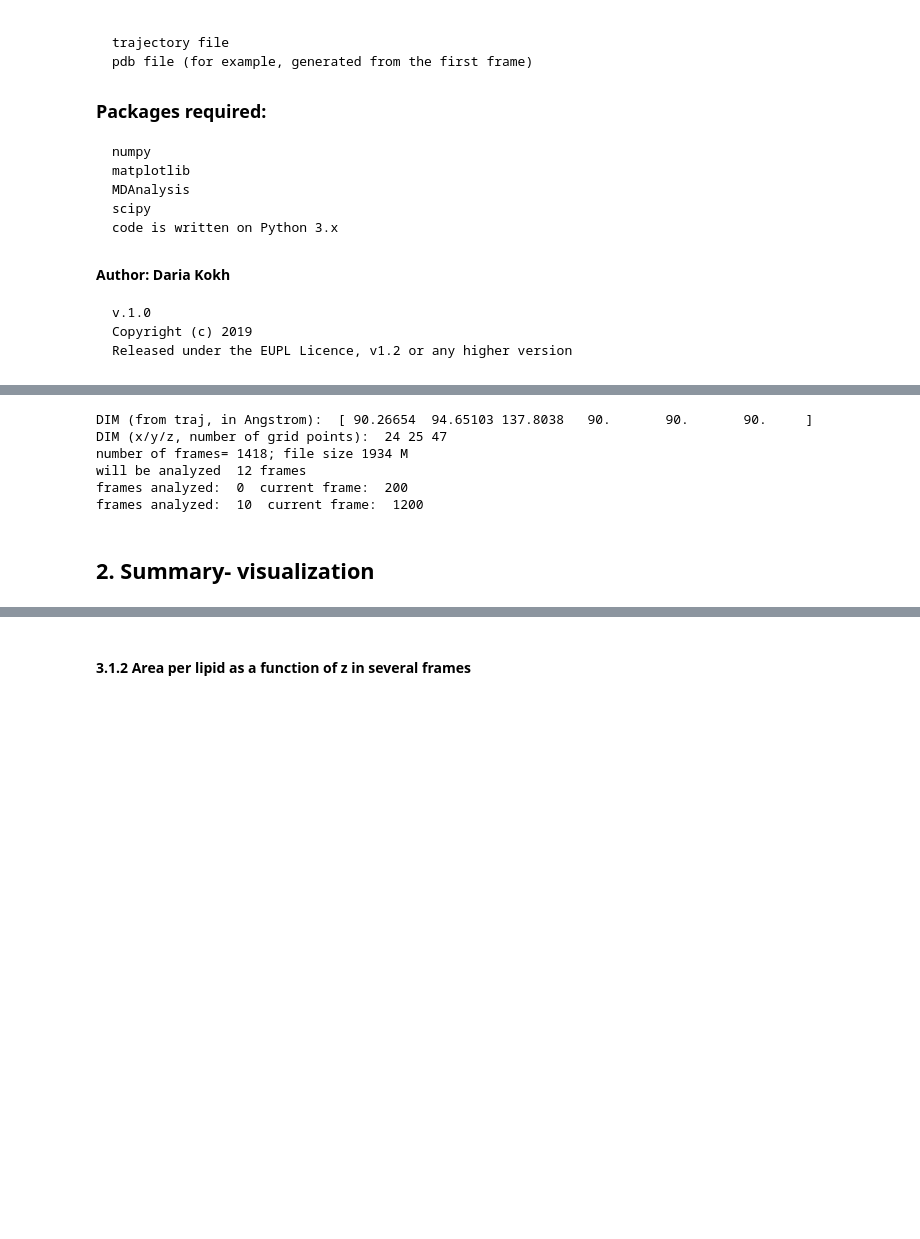
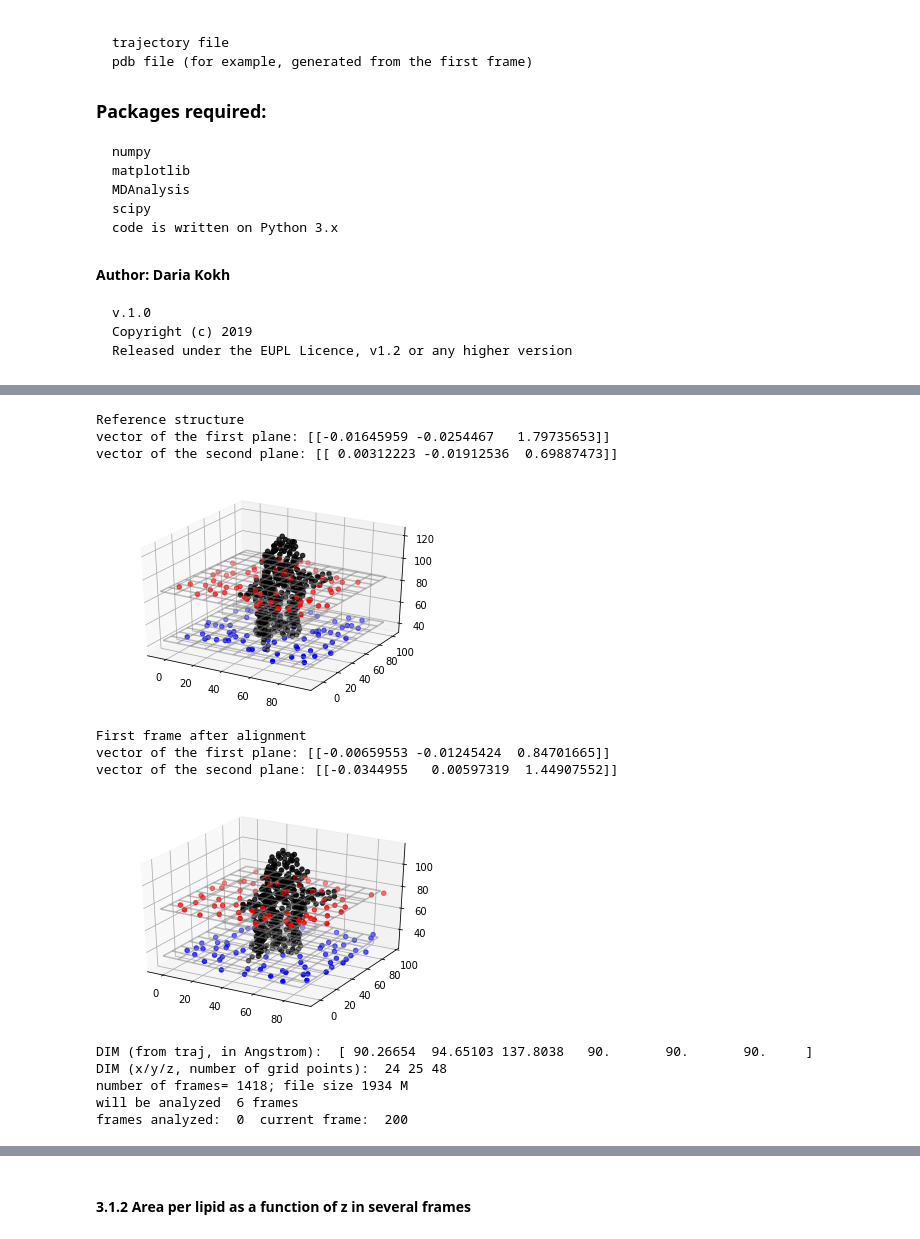
Before and after one commit to DKokh/MD-trajectory_analysis, a Jupyter notebook: membrane_analysis_example.ipynb, the cells around one changed output, grey strips where cells are left out. Saved outputs shown, nothing was run; the diff lists cells and outputs as text; code cells hidden in the pictures; blank space fills up the shorter version.

```diff
--- a/membrane_analysis_example.ipynb
+++ b/membrane_analysis_example.ipynb
@@ -38,31 +43,46 @@
-# %%
-from Scripts.Membrane_analysis import *
-# define reference PDB file and trajectory file
-ref =  "Data/4MQT/AMBER_eq/ORTO-CHL-prod8-NPT.pdb"
-traj = "Data/4MQT/NAMD_eq/Replica1/ORT-CHL_repl.dcd"
-
-#--- generate Membrane_properties object
-#--- ligand will be treated together with the protein; ligand residue name is "IXO"
-#--- all trajectory starting from the frame 200 and with the step 50 will be analyzed
-#--- analysis will be done on a grid with a grid step
-#---  d=6 Angstrom over x/y and dh = 3 Angstrom over z
-#--- membrane residue names are "CHL PC PA PE";
-#--- Note that "OL" is not included because in the AMBER ff POPC/POPE lipids are splitted into 3 parts:
-#--- PC/PE (head of the lipid) and OL & PA - two chains of fatty acids,
-#--- only one fatty acid chain must be included to avoid double counting of residues!
-
-
-Mem = Membrane_properties(ref,sel_ligands = " IXO ",d=4,interval=(200,-1,100),sel_m =  ["CHL", "PC", "PA", "PE", "OL"])
-#-- generate data for each frame
-Mem.Get_info(traj)
-#-- average data averaged over frames
-Mem.Prep4plot()
-# %% [output]
-DIM (from traj, in Angstrom):  [ 90.26654  94.65103 137.8038   90.       90.       90.     ]
-DIM (x/y/z, number of grid points):  24 25 47
-number of frames= 1418; file size 1934 M
-will be analyzed  12 frames
-frames analyzed:  0  current frame:  200
-frames analyzed:  10  current frame:  1200
-# %% [markdown]
-##  2.  Summary- visualization
+# %%
+from Scripts.Membrane_analysis import *
+
+Christina = False
+# define reference PDB file and trajectory file
+if Christina:
+    ref = "Data/Christina/step7.10_production.gro"
+    traj = "Data/Christina/step7.1-10_production_skip10_mol.xtc"
+else:
+    ref =  "Data/4MQT/AMBER_eq/ORTO-CHL-prod8-NPT.pdb"
+    traj = "Data/4MQT/NAMD_eq/Replica1/ORT-CHL_repl.dcd"
+
+if Christina:
+    # selection of all membrane residues
+    all_membrane = "(not protein) and  (not resname SOD CLA TIP3) "
+    # selection of residues to compute area per lipid :
+    # one can select either all lipids:
+    residue_membrane = all_membrane + " and (not resname CER18, BGLC, BGAL, ANE5A) "
+    # or just one lipid:
+    residue_membrane = "resname CHL*"
+
+    Mem = Membrane_properties(ref, d = 4,dh = 4, interval=(1,10,1),sel_m = residue_membrane, \
+        sel_m_a = all_membrane, align_mem = True, sel_align= "(resname DPPC POPC and name P*)",shift_z=30)
+else:
+    residue_membrane ="resname CHL*"
+    Mem = Membrane_properties(ref,sel_ligands = " IXO ",d=4,interval=(200,-1,200),sel_m = residue_membrane , \
+                              sel_m_a = "resname CHL PC PA PE OL", align_mem = False, sel_align= "(resname PC PE and name P31)")
+
+#-- generate data for each frame
+Mem.Get_info(traj)
+#-- average data averaged over frames
+Mem.Prep4plot()
+# %% [output]
+Reference structure
+vector of the first plane: [[-0.01645959 -0.0254467   1.79735653]]
+vector of the second plane: [[ 0.00312223 -0.01912536  0.69887473]]
+[figure, added]
+First frame after alignment
+vector of the first plane: [[-0.00659553 -0.01245424  0.84701665]]
+vector of the second plane: [[-0.0344955   0.00597319  1.44907552]]
+[figure, added]
+DIM (from traj, in Angstrom):  [ 90.26654  94.65103 137.8038   90.       90.       90.     ]
+DIM (x/y/z, number of grid points):  24 25 48
+number of frames= 1418; file size 1934 M
+will be analyzed  6 frames
+frames analyzed:  0  current frame:  200
```
Also changed, not shown: parts of 13 cells of this notebook, 4 other files.
